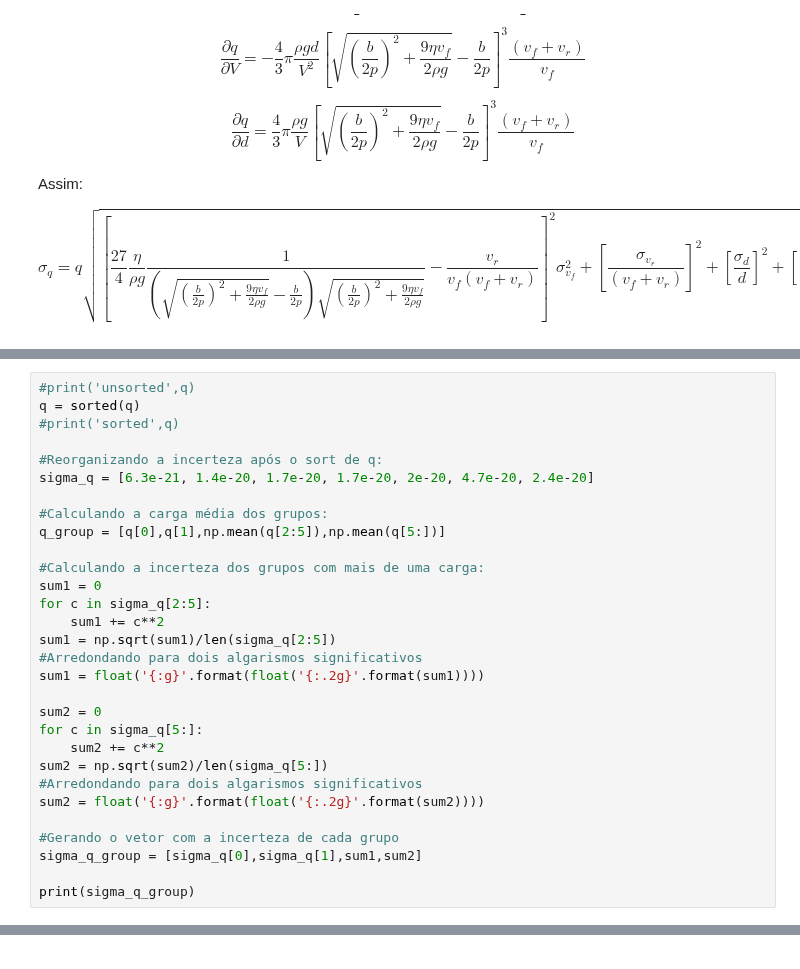
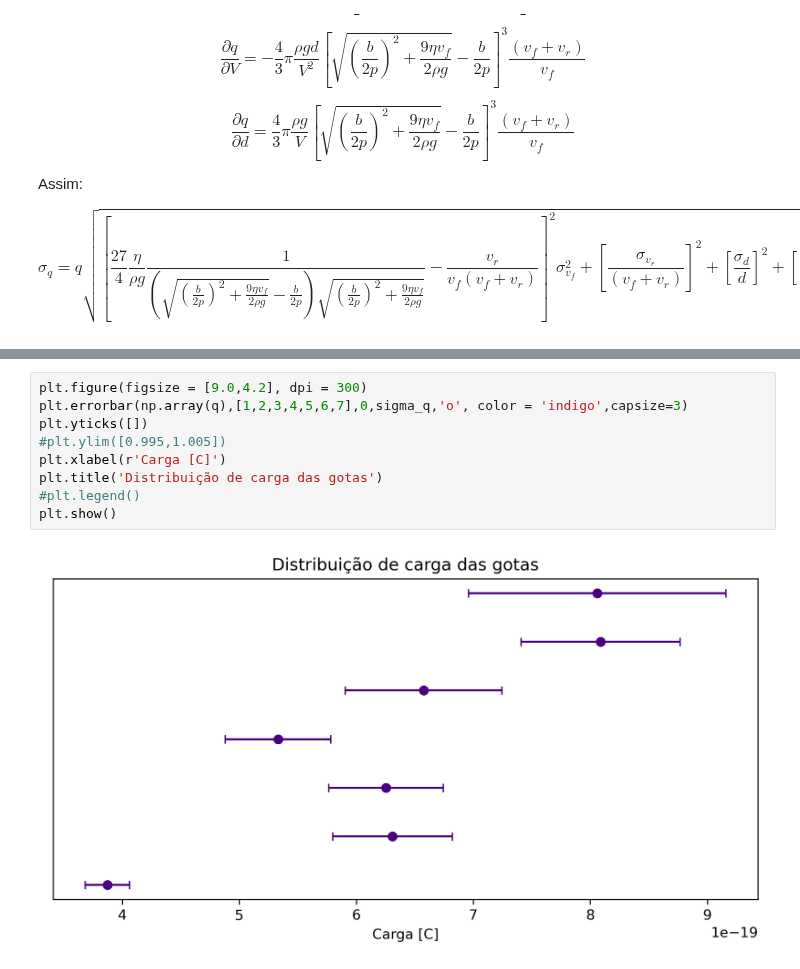
Before and after one commit to viniciusrocca/College_Codes, a Jupyter notebook: Lab3/Millikan_Oil_Drop.ipynb, the cells around one changed output, grey strips where cells are left out. Cells and saved outputs as stored; diff of their text form.

```diff
--- a/Lab3/Millikan_Oil_Drop.ipynb
+++ b/Lab3/Millikan_Oil_Drop.ipynb
@@ -285,30 +271,0 @@ $$\sigma_{\bar{x}} = \frac{1}{N}\sqrt{\sum_{i=1}^N  \sigma^{2}_{x_i}}$$
-# %%
-#print('unsorted',q)
-q = sorted(q)
-#print('sorted',q)
-
-#Reorganizando a incerteza após o sort de q:
-sigma_q = [6.3e-21, 1.4e-20, 1.7e-20, 1.7e-20, 2e-20, 4.7e-20, 2.4e-20]
-
-#Calculando a carga média dos grupos:
-q_group = [q[0],q[1],np.mean(q[2:5]),np.mean(q[5:])]
-
-#Calculando a incerteza dos grupos com mais de uma carga:
-sum1 = 0
-for c in sigma_q[2:5]:
-    sum1 += c**2
-sum1 = np.sqrt(sum1)/len(sigma_q[2:5])
-#Arredondando para dois algarismos significativos
-sum1 = float('{:g}'.format(float('{:.2g}'.format(sum1))))
-
-sum2 = 0
-for c in sigma_q[5:]:
-    sum2 += c**2
-sum2 = np.sqrt(sum2)/len(sigma_q[5:])
-#Arredondando para dois algarismos significativos
-sum2 = float('{:g}'.format(float('{:.2g}'.format(sum2))))
-
-#Gerando o vetor com a incerteza de cada grupo
-sigma_q_group = [sigma_q[0],sigma_q[1],sum1,sum2]
-
-print(sigma_q_group)
@@ -356,0 +272,11 @@ e = (1.40 +-0.12) 10^{-19}C
+# %%
+plt.figure(figsize = [9.0,4.2], dpi = 300)
+plt.errorbar(np.array(q),[1,2,3,4,5,6,7],0,sigma_q,'o', color = 'indigo',capsize=3)
+plt.yticks([])
+#plt.ylim([0.995,1.005])
+plt.xlabel(r'Carga [C]')
+plt.title('Distribuição de carga das gotas')
+#plt.legend()
+plt.show()
+# %% [output]
+[figure, added]
```
Also changed, not shown: parts of 17 cells of this notebook.
